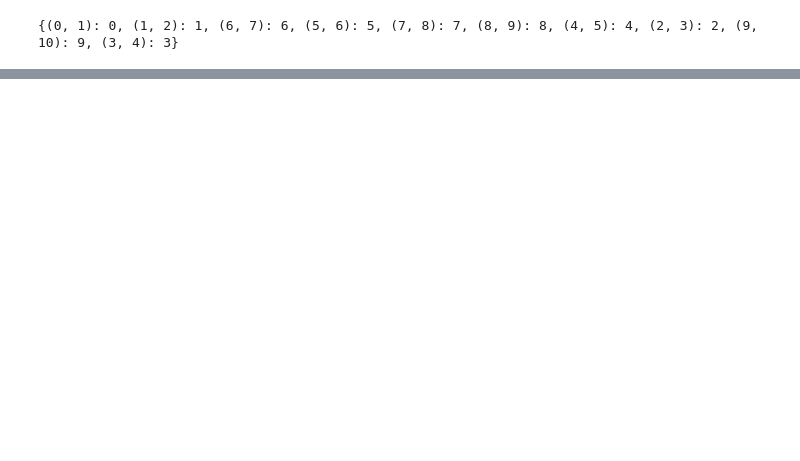
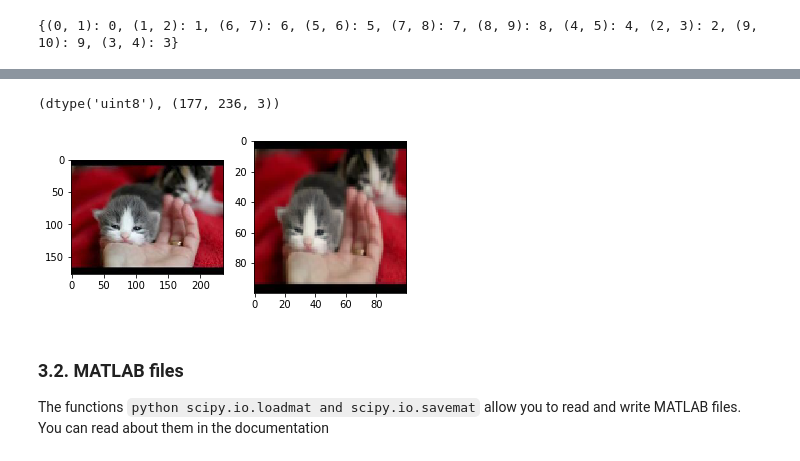
Before and after one commit to fly2rain/TF_Notebook_18, a Jupyter notebook: CS231/1.1 CourseNote-Preparation.ipynb, the cells around one changed output, grey strips where cells are left out. Saved outputs shown, nothing was run; the diff lists cells and outputs as text; code cells hidden in the pictures; blank space fills up the shorter version.

````diff
--- a/CS231/1.1 CourseNote-Preparation.ipynb
+++ b/CS231/1.1 CourseNote-Preparation.ipynb
@@ -60,0 +368,40 @@ print d
+# %%
+from scipy.misc import imread, imsave, imresize ### import some functions from the lib
+import matplotlib.pyplot as plt # import the module and rename it as plt
+
+# Read an JPEG image into a numpy array
+img = imread ('../Datasets/cat_demo.jpg')
+print(img.dtype, img.shape)  # Prints "uint8 (177, 236, 3)"
+
+# We can tint 调色 the image by scaling each of the color channels
+# by a different scalar constant. The image has shape (177, 236, 3);
+# we multiply it by the array [1, 0.95, 0.9] of shape (3,);
+# numpy broadcasting means that this leaves the red channel unchanged,
+# and multiplies the green and blue channels by 0.95 and 0.9
+# respectively.
+img_tinted = img * [1, 0.95, 0.9]
+
+# Resize the tinted image to be 300 by 300 pixels.
+img_tinted = imresize(img_tinted, (100, 100))
+
+# Write the tinted image back to disk
+imsave('../Datasets/cat_demo_tinted.jpg', img_tinted)
+
+# Show the original image
+plt.subplot(1, 2, 1)
+plt.imshow(img)
+
+# Show the tinted image
+plt.subplot(1, 2, 2)
+
+# A slight gotcha with imshow is that it might give strange results
+# if presented with data that is not uint8. To work around this, we
+# explicitly cast the image to uint8 before displaying it.
+plt.imshow(np.uint8(img_tinted))
+plt.show()
+# %% [output]
+(dtype('uint8'), (177, 236, 3))
+[figure, added]
+# %% [markdown]
+### 3.2. MATLAB files
+The functions ```python scipy.io.loadmat and scipy.io.savemat``` allow you to read and write MATLAB files. You can read about them in the documentation
````
Also changed, not shown: parts of 38 cells of this notebook, 3 other files.
